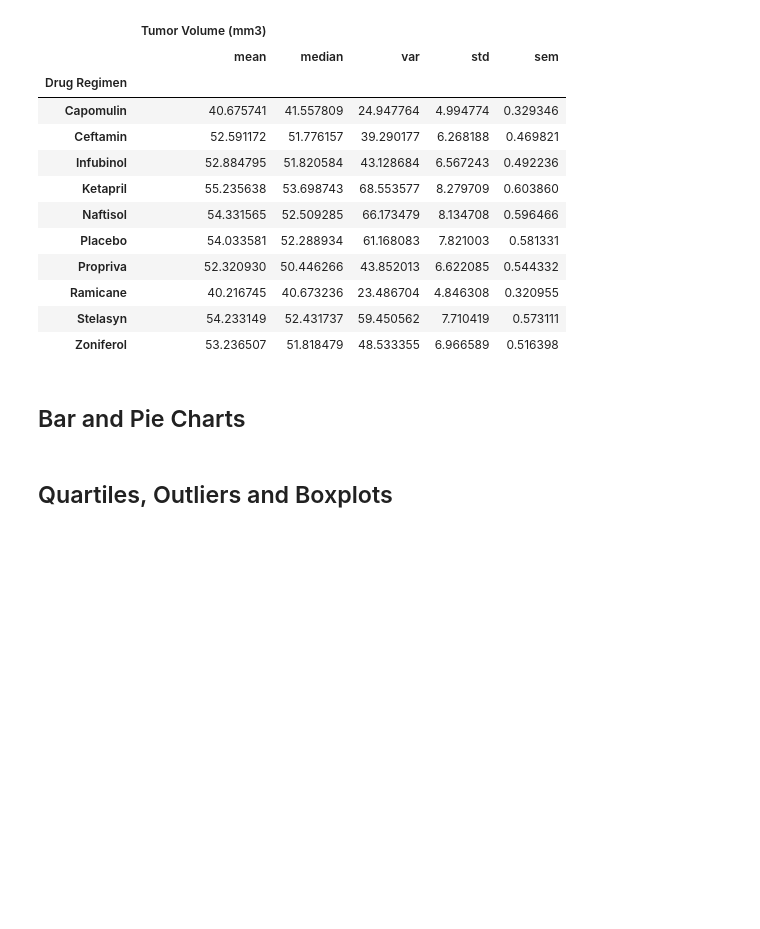
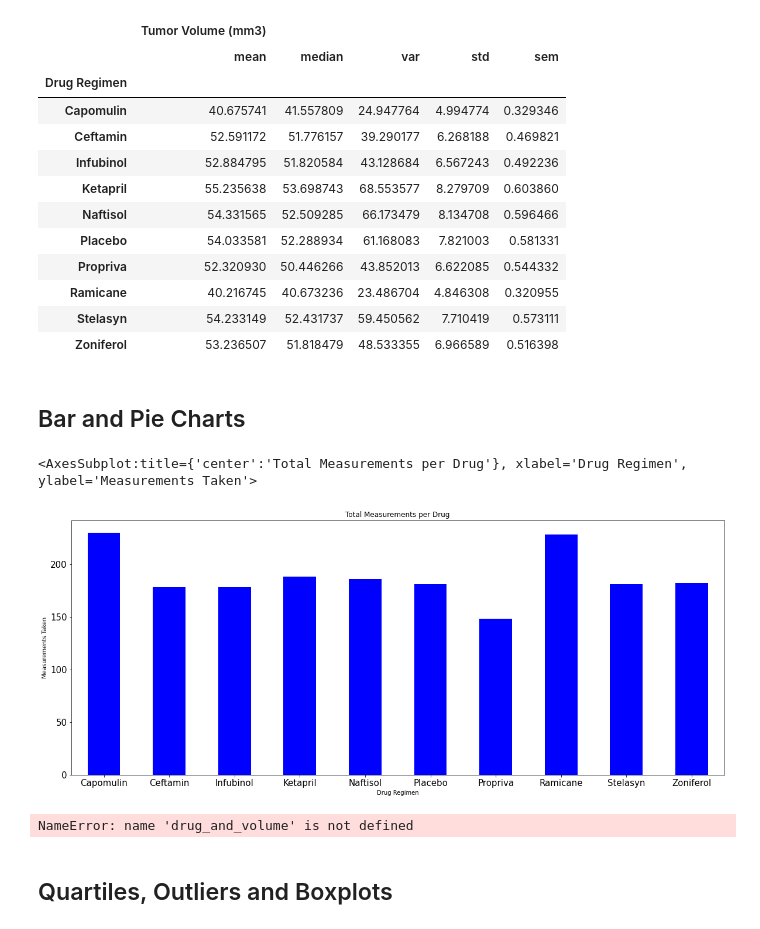
Before and after one commit to hills072/Matplotlib-pymaceuticals, a Jupyter notebook: matplotlib/matplotlib_starter.ipynb, the cells around one changed output. Cells and saved outputs as stored; diff of their text form; code cells hidden in the pictures; blank space fills up the shorter version.

Commit message:
first bar graph complete

```diff
--- a/matplotlib/matplotlib_starter.ipynb
+++ b/matplotlib/matplotlib_starter.ipynb
@@ -146,6 +146,19 @@ summary_table
 ## Bar and Pie Charts
 # %%
 # Generate a bar plot showing the total number of measurements taken on each drug regimen using pandas.
+
+
+summary_table = clean_df.groupby('Drug Regimen').aggregate({'Tumor Volume (mm3)':['count']})
+summary_table.plot(kind="bar",figsize=(20,8), color="blue", alpha=1, title="Total Measurements per Drug",
+                   rot=0, fontsize=15, legend=False, ylabel="Measurements Taken")
+# summary_table.set_xticklabels(rotation=45)
+# %% [output]
+<AxesSubplot:title={'center':'Total Measurements per Drug'}, xlabel='Drug Regimen', ylabel='Measurements Taken'>
+[figure, added]
+# %%
+drug_and_volume
+# %% [output]
+NameError: name 'drug_and_volume' is not defined
 # %%
 # Generate a bar plot showing the total number of measurements taken on each drug regimen using pyplot.
 # %%
```
Also changed, not shown: parts of 1 cell of this notebook.
